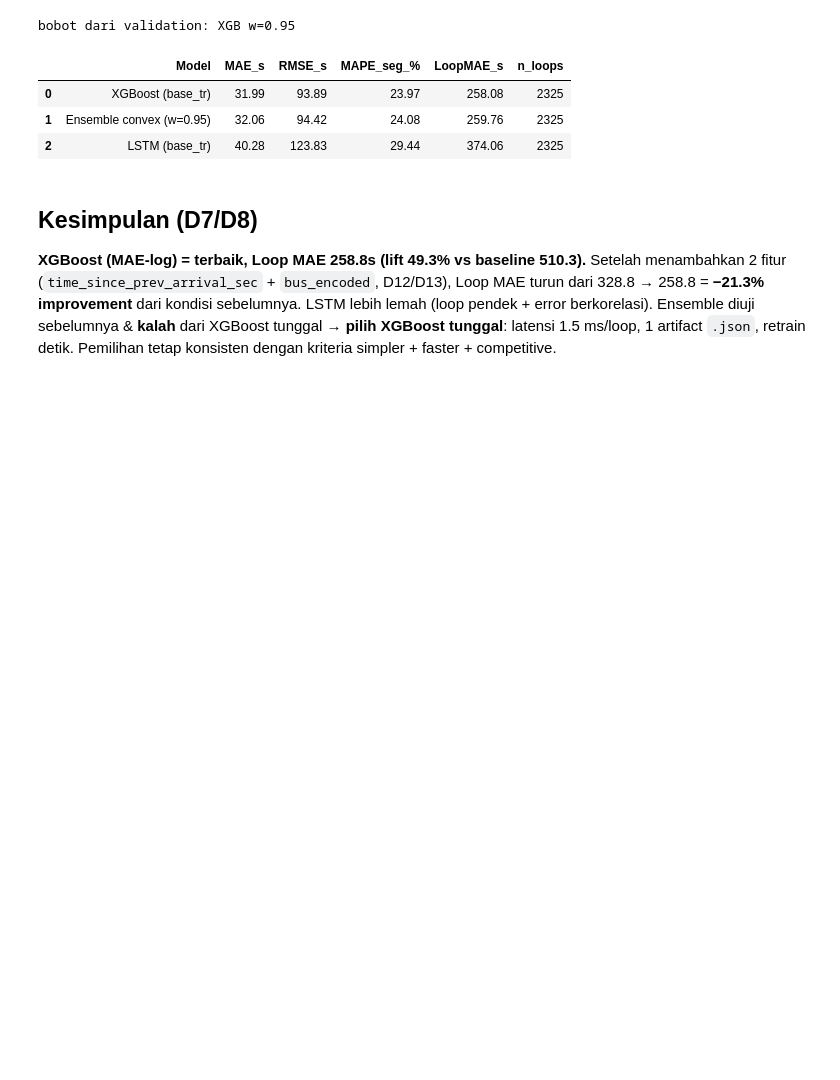
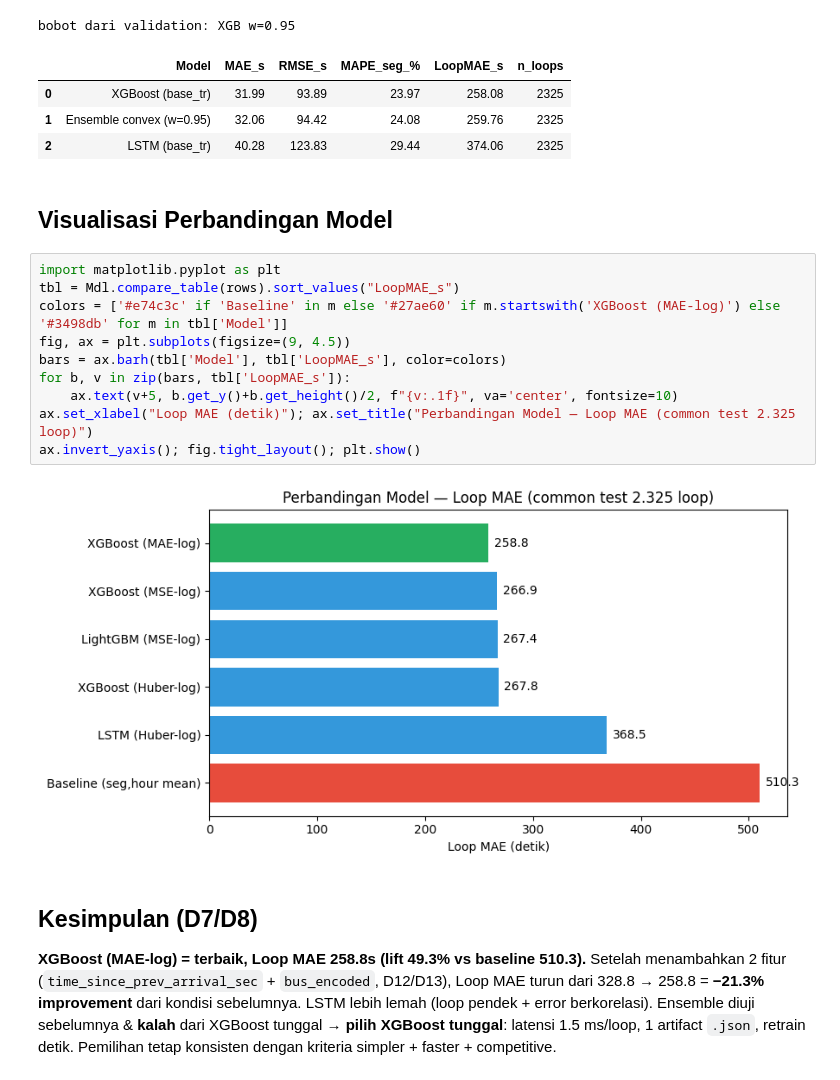
Before and after one commit to MogaTaufiq/moga-taufiq-bagidya_ml-test, a Jupyter notebook: notebooks/03_modeling.ipynb, the cells around one changed output. Drawn from its saved outputs; the diff is of its cells as text; blank space fills up the shorter version.

Commit message:
finalize model with 17 features only

```diff
--- a/notebooks/03_modeling.ipynb
+++ b/notebooks/03_modeling.ipynb
@@ -91,6 +91,20 @@ bobot dari validation: XGB w=0.95
 | 0 | XGBoost (base_tr) | 31.99 | 93.89 | 23.97 | 258.08 | 2325 |
 | 1 | Ensemble convex (w=0.95) | 32.06 | 94.42 | 24.08 | 259.76 | 2325 |
 | 2 | LSTM (base_tr) | 40.28 | 123.83 | 29.44 | 374.06 | 2325 |
+# %% [markdown]
+## Visualisasi Perbandingan Model
+# %%
+import matplotlib.pyplot as plt
+tbl = Mdl.compare_table(rows).sort_values("LoopMAE_s")
+colors = ['#e74c3c' if 'Baseline' in m else '#27ae60' if m.startswith('XGBoost (MAE-log)') else '#3498db' for m in tbl['Model']]
+fig, ax = plt.subplots(figsize=(9, 4.5))
+bars = ax.barh(tbl['Model'], tbl['LoopMAE_s'], color=colors)
+for b, v in zip(bars, tbl['LoopMAE_s']):
+    ax.text(v+5, b.get_y()+b.get_height()/2, f"{v:.1f}", va='center', fontsize=10)
+ax.set_xlabel("Loop MAE (detik)"); ax.set_title("Perbandingan Model — Loop MAE (common test 2.325 loop)")
+ax.invert_yaxis(); fig.tight_layout(); plt.show()
+# %% [output]
+[figure, added]
 # %% [markdown]
 ## Kesimpulan (D7/D8)
 **XGBoost (MAE-log) = terbaik, Loop MAE 258.8s (lift 49.3% vs baseline 510.3).** Setelah
```
Also changed, not shown: 10 other files.
